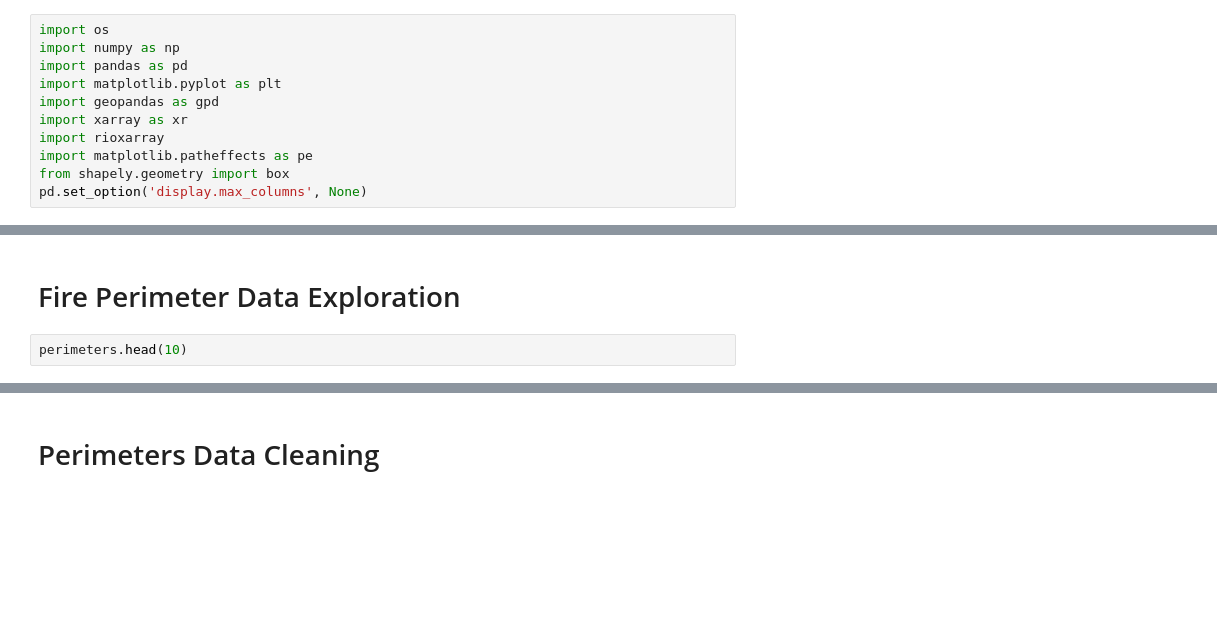
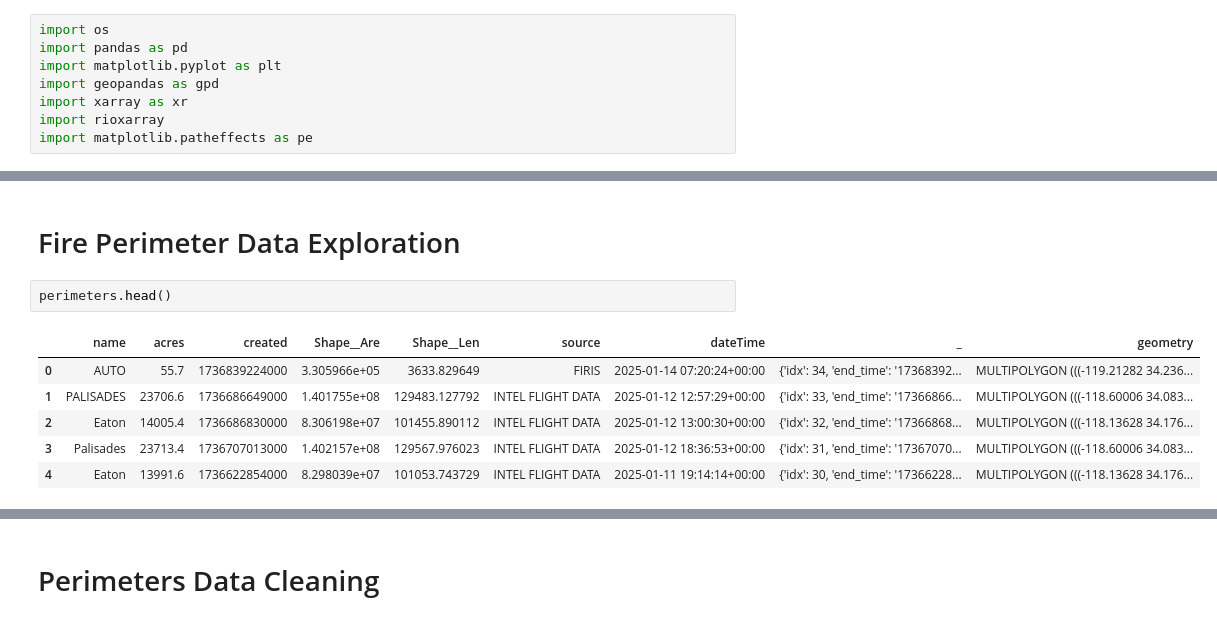
Before and after one commit to veronica-moran/eds220-hwk4, a Jupyter notebook: hwk4-task2-false-color-Moran.ipynb, the cells around one changed output, grey strips where cells are left out. Drawn from its saved outputs; the diff is of its cells as text; blank space fills up the shorter version.

```diff
--- a/hwk4-task2-false-color-Moran.ipynb
+++ b/hwk4-task2-false-color-Moran.ipynb
@@ -34,14 +36,11 @@ The second dataset contains fire perimeters for the Eaton and Palisades fires. T
 # %%
 import os
-import numpy as np
 import pandas as pd
 import matplotlib.pyplot as plt
 import geopandas as gpd
 import xarray as xr
 import rioxarray
 import matplotlib.patheffects as pe
-from shapely.geometry import box
-pd.set_option('display.max_columns', None)
 # %%
 # Read fire perimeters
 fp = os.path.join('data', 'fire_perimeters.geojson')
@@ -53,7 +54,14 @@ bands = xr.open_dataset(fp)
 # %% [markdown]
 # Fire Perimeter Data Exploration
 # %%
-perimeters.head(10)
+perimeters.head()
+# %% [output]
+|  | name | acres | created | Shape__Are | Shape__Len | source | dateTime | _ | geometry |
+| 0 | AUTO | 55.7 | 1736839224000 | 3.305966e+05 | 3633.829649 | FIRIS | 2025-01-14 07:20:24+00:00 | {'idx': 34, 'end_time': '17368392... | MULTIPOLYGON (((-119.21282 34.236... |
+| 1 | PALISADES | 23706.6 | 1736686649000 | 1.401755e+08 | 129483.127792 | INTEL FLIGHT DATA | 2025-01-12 12:57:29+00:00 | {'idx': 33, 'end_time': '17366866... | MULTIPOLYGON (((-118.60006 34.083... |
+| 2 | Eaton | 14005.4 | 1736686830000 | 8.306198e+07 | 101455.890112 | INTEL FLIGHT DATA | 2025-01-12 13:00:30+00:00 | {'idx': 32, 'end_time': '17366868... | MULTIPOLYGON (((-118.13628 34.176... |
+| 3 | Palisades | 23713.4 | 1736707013000 | 1.402157e+08 | 129567.976023 | INTEL FLIGHT DATA | 2025-01-12 18:36:53+00:00 | {'idx': 31, 'end_time': '17367070... | MULTIPOLYGON (((-118.60006 34.083... |
+| 4 | Eaton | 13991.6 | 1736622854000 | 8.298039e+07 | 101053.743729 | INTEL FLIGHT DATA | 2025-01-11 19:14:14+00:00 | {'idx': 30, 'end_time': '17366228... | MULTIPOLYGON (((-118.13628 34.176... |
 # %%
 # Checking column names, non-null count and dtype
 perimeters.info()
```
Also changed, not shown: parts of 27 cells of this notebook, 1 other file.
